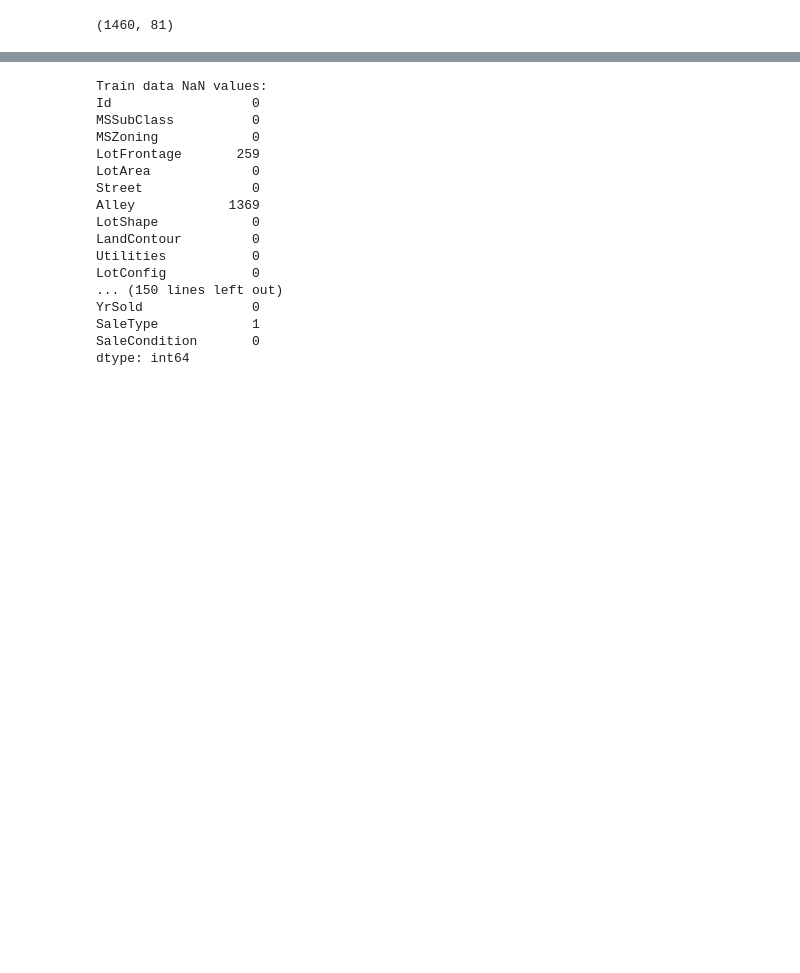
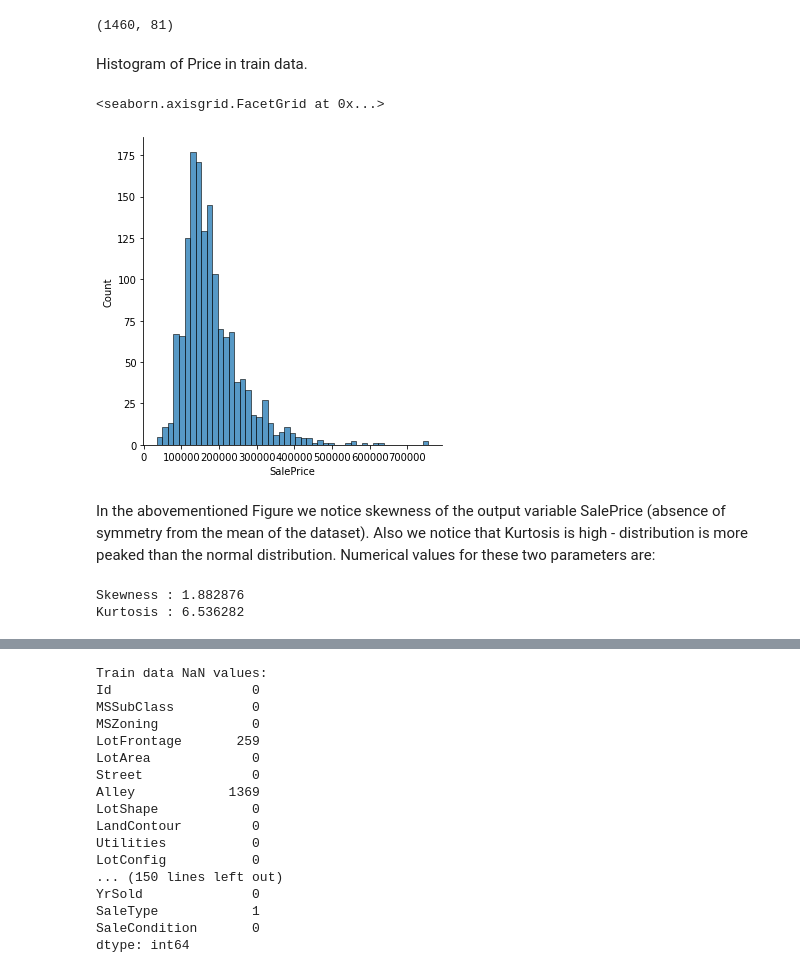
Before and after one commit to zinaid/HousePricingML, a Jupyter notebook: main.ipynb, the cells around one changed output, grey strips where cells are left out. Cells and saved outputs as stored; diff of their text form; code cells hidden in the pictures; blank space fills up the shorter version.

```diff
--- a/main.ipynb
+++ b/main.ipynb
@@ -24,3 +24,18 @@ train_raw.head()
 train_raw.shape
 # %% [output]
 (1460, 81)
+# %% [markdown]
+Histogram of Price in train data.
+# %%
+sns.displot(train_raw['SalePrice'])
+# %% [output]
+<seaborn.axisgrid.FacetGrid at 0x...>
+[figure, added]
+# %% [markdown]
+In the abovementioned Figure we notice skewness of the output variable SalePrice (absence of symmetry from the mean of the dataset). Also we notice that Kurtosis is high - distribution is more peaked than the normal distribution. Numerical values for these two parameters are:
+# %%
+print("Skewness : %f" % train['SalePrice'].skew())
+print("Kurtosis : %f" % train['SalePrice'].kurt())
+# %% [output]
+Skewness : 1.882876
+Kurtosis : 6.536282
```
Also changed, not shown: parts of 10 cells of this notebook.
